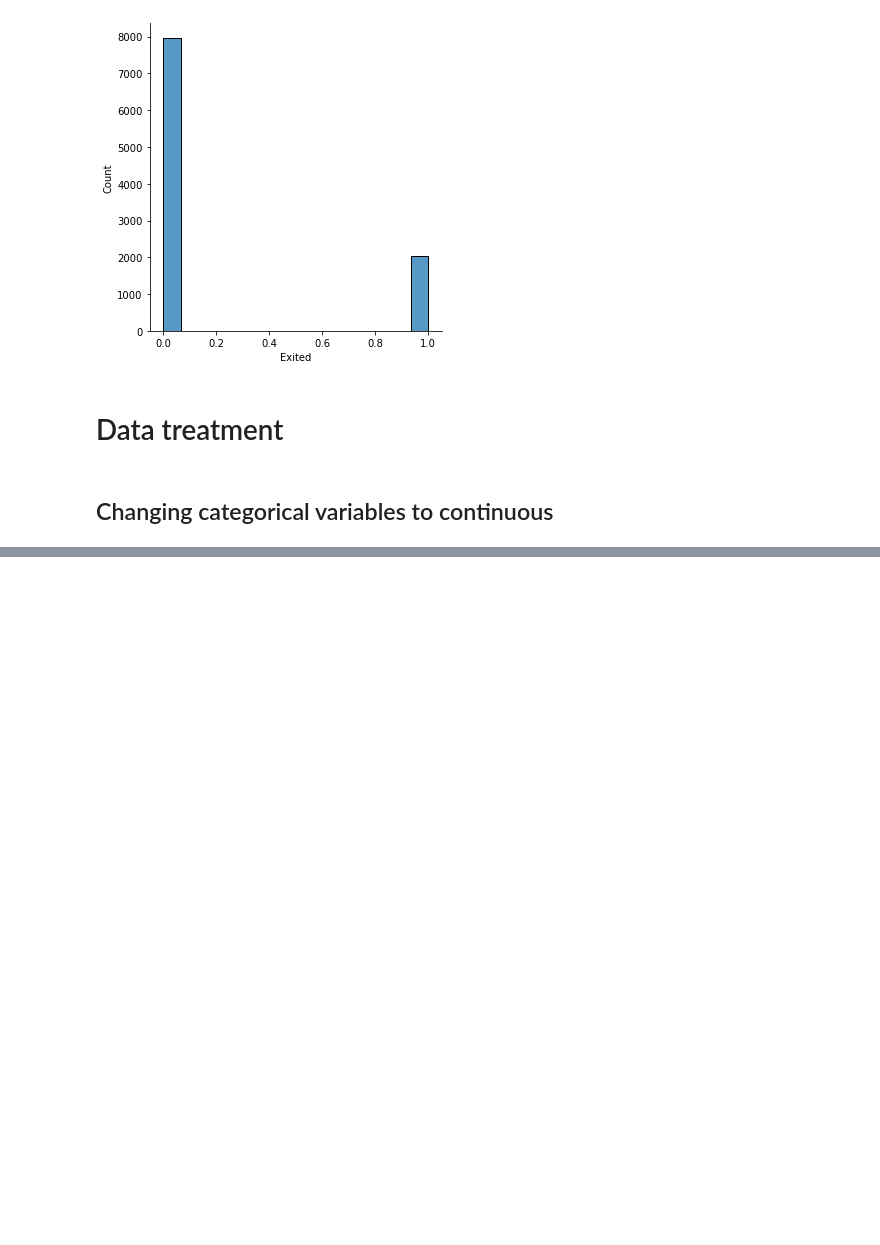
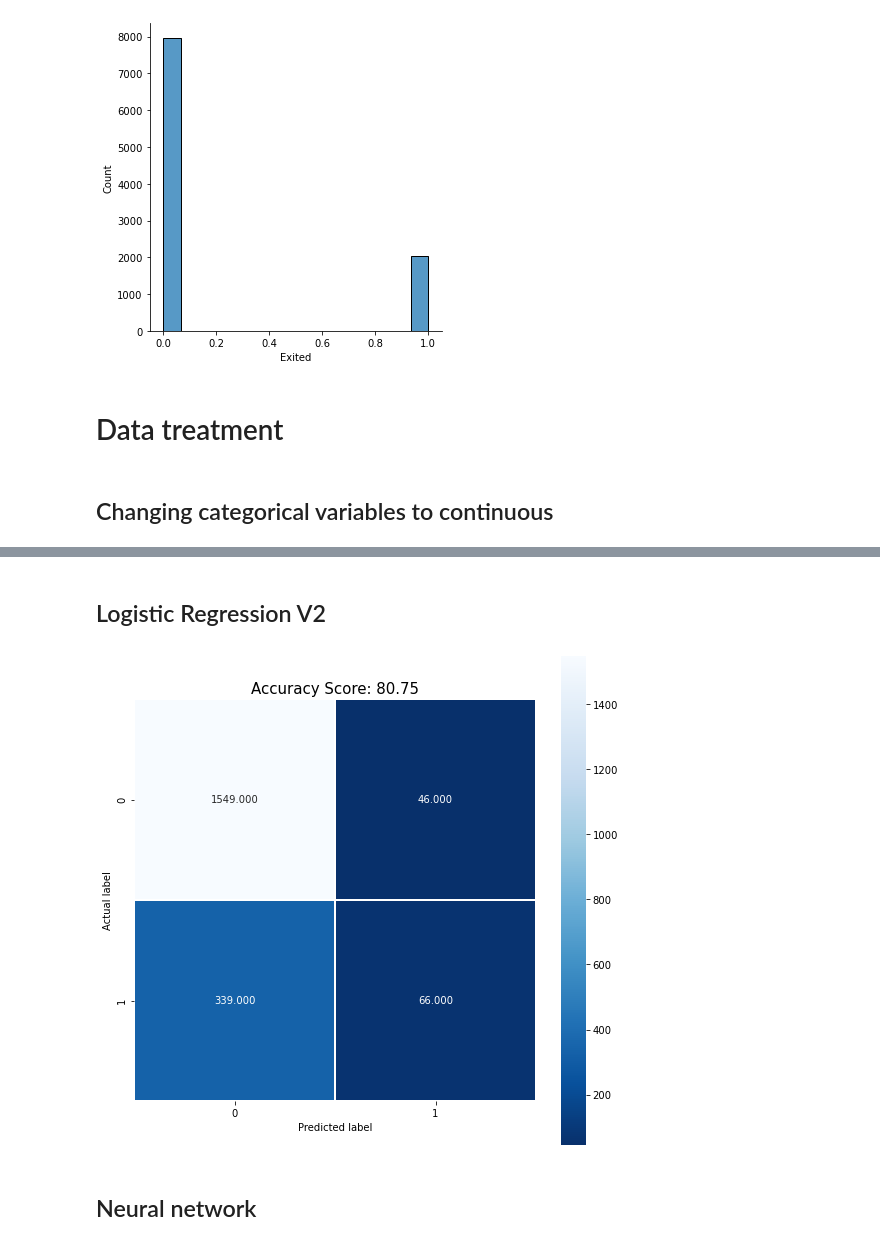
Before and after one commit to Gaboelc/predictive-analysis-of-customer-churn-in-banks, a Jupyter notebook: EDA.ipynb, the cells around one changed output, grey strips where cells are left out. Saved outputs shown, nothing was run; the diff lists cells and outputs as text; code cells hidden in the pictures; blank space fills up the shorter version.

```diff
--- a/EDA.ipynb
+++ b/EDA.ipynb
@@ -153,0 +201,17 @@ df['Geography'] = df['Geography'].replace({'France':0,
+# %% [markdown]
+## Logistic Regression V2
+# %%
+df_norm = (df-df.min())/(df.max()-df.min())
+x = df_norm.loc[:, 'CreditScore':'EstimatedSalary']
+y = df_norm['Exited']
+
+x_train, x_test, y_train, y_test = train_test_split(x, y, test_size=0.20, random_state=0)
+# %%
+logisticRegr = LogisticRegression()
+logisticRegr.fit(x_train, y_train)
+
+run_metrics(logisticRegr, x_train, y_train, x_test, y_test)
+# %% [output]
+[figure, added]
+# %% [markdown]
+## Neural network
```
Also changed, not shown: parts of 17 cells of this notebook, 1 other file.
